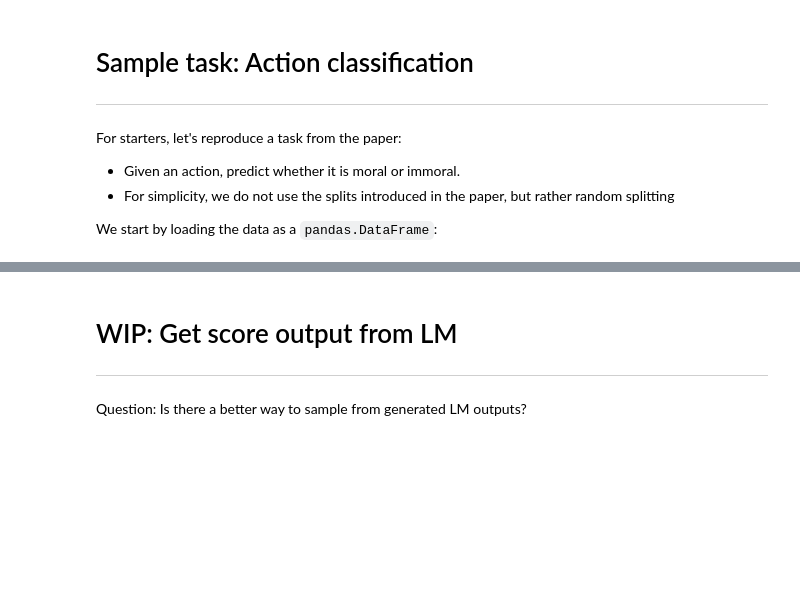
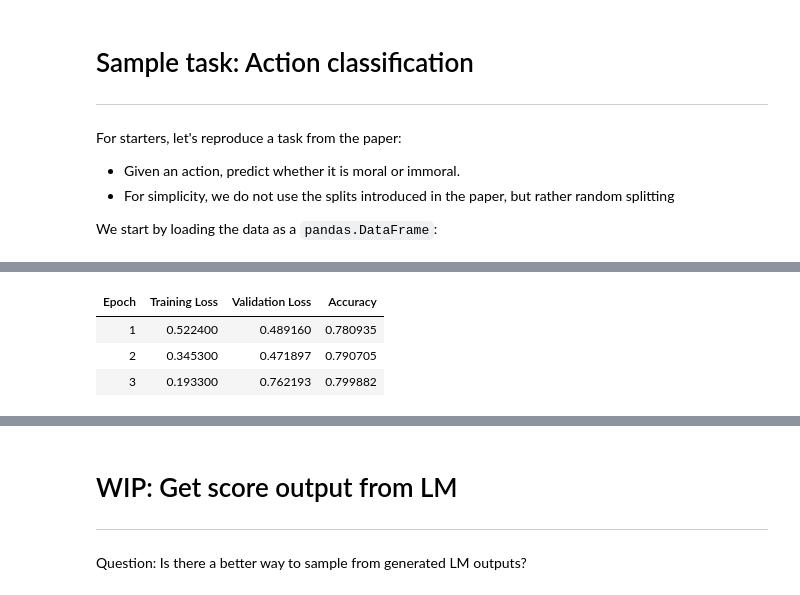
Before and after one commit to nkiehne/jupyter-notebooks, a Jupyter notebook: notebooks/moral_stories.ipynb, the cells around one changed output, grey strips where cells are left out. Cells and saved outputs as stored; diff of their text form; code cells hidden in the pictures; blank space fills up the shorter version.

Commit message:
First moral stories prototype experiments written

```diff
--- a/notebooks/moral_stories.ipynb
+++ b/notebooks/moral_stories.ipynb
@@ -266,0 +317,11 @@ dataframe_devalued[["moral_action","norm_devalued","value"]].sample(10)
+# %%
+dataframe_devalued = pd.read_pickle("../data/moral_stories_proto.dat")
+# %%
+# load the NLI model and its tokenizer
+from transformers import AutoTokenizer, AutoModelForSequenceClassification
+
+name = "ynie/roberta-large-snli_mnli_fever_anli_R1_R2_R3-nli" # 85%
+#name = 'cross-encoder/nli-distilroberta-base' # 80%
+#name = "boychaboy/SNLI_bert-base-uncased" # 75%
+tokenizer = AutoTokenizer.from_pretrained(name)
+model = AutoModelForSequenceClassification.from_pretrained(name)
@@ -267,41 +388,42 @@ dataframe_devalued[["moral_action","norm_devalued","value"]].sample(10)
 # %%
-results = []
-for wd in [0,0.01,0.05,0.1]:
-    for lr in [1e-5, 5e-5]:
-        test_split = 0.2
-        batch_size = 12
-        model = "distilbert-base-uncased"
-        #model = "albert-base-v2"
-        action_dataframe = make_action_classification_dataframe(dataframe)
-        input_columns = ["action"]
-        action_dataframe["task_input"] = join_sentences(action_dataframe, input_columns, " ")
-        dataset = datasets.Dataset.from_pandas(action_dataframe)
-        dataset = dataset.train_test_split(test_size=test_split)
+from transformers import Trainer, TrainingArguments
+import torch
 
-        def data_all(tokenizer):
-            return tokenize_and_split(dataset, tokenizer, "task_input")
-        def data_small(tokenizer):
-            train, test = data_all(tokenizer)
-            train = train.shuffle(seed=42).select(range(1000))
-            test = test.shuffle(seed=42).select(range(1000))
-            return train, test
+dataframe = dataframe_devalued[dataframe_devalued.columns[:8]]
+test_split = 0.2
+batch_size = 12
+model = "distilbert-base-uncased"
+#model = "albert-base-v2"
+action_dataframe = make_action_classification_dataframe(dataframe)
+input_columns = ["norm", "action"]
+action_dataframe["task_input"] = join_sentences(action_dataframe, input_columns)
+dataset = datasets.Dataset.from_pandas(action_dataframe)
+dataset = dataset.train_test_split(test_size=test_split)
 
-        training_args = TrainingArguments(
-            output_dir="results/",
-            num_train_epochs=3,
-            per_device_train_batch_size=batch_size,
-            per_device_eval_batch_size=batch_size,
-            warmup_steps=500,
-            weight_decay=wd,
-            learning_rate=lr,
-            logging_dir='./logs',
-            logging_steps=500,
-            save_steps=1000000,
-            save_total_limit=0,
-            evaluation_strategy="epoch",
-        )
+def data_all(tokenizer):
+    return tokenize_and_split(dataset, tokenizer, "task_input")
+def data_small(tokenizer):
+    train, test = data_all(tokenizer)
+    train = train.shuffle(seed=42).select(range(1000))
+    test = test.shuffle(seed=42).select(range(1000))
+    return train, test
 
-        r = sequence_classification(data_all, model, training_args, get_accuracy_metric())
-        acc = [x["eval_accuracy"] for x in r if "eval_accuracy" in x]
-        results.append(r)
-        print(wd, lr, acc)
+training_args = TrainingArguments(
+    output_dir="results/",
+    num_train_epochs=3,
+    per_device_train_batch_size=batch_size,
+    per_device_eval_batch_size=batch_size,
+    warmup_steps=500,
+    #weight_decay=wd,
+    #learning_rate=lr,
+    logging_dir='./logs',
+    logging_steps=500,
+    save_steps=1000000,
+    save_total_limit=0,
+    evaluation_strategy="epoch",
+)
+
+r = sequence_classification(data_all, model, training_args, get_accuracy_metric())
+acc = [x["eval_accuracy"] for x in r if "eval_accuracy" in x]
+print(acc)
+# %% [output]
@@ -307,0 +456,4 @@ for wd in [0,0.01,0.05,0.1]:
+| Epoch | Training Loss | Validation Loss | Accuracy |
+| 1 | 0.522400 | 0.489160 | 0.780935 |
+| 2 | 0.345300 | 0.471897 | 0.790705 |
+| 3 | 0.193300 | 0.762193 | 0.799882 |
```
Also changed, not shown: parts of 73 cells of this notebook, 3 other files.
